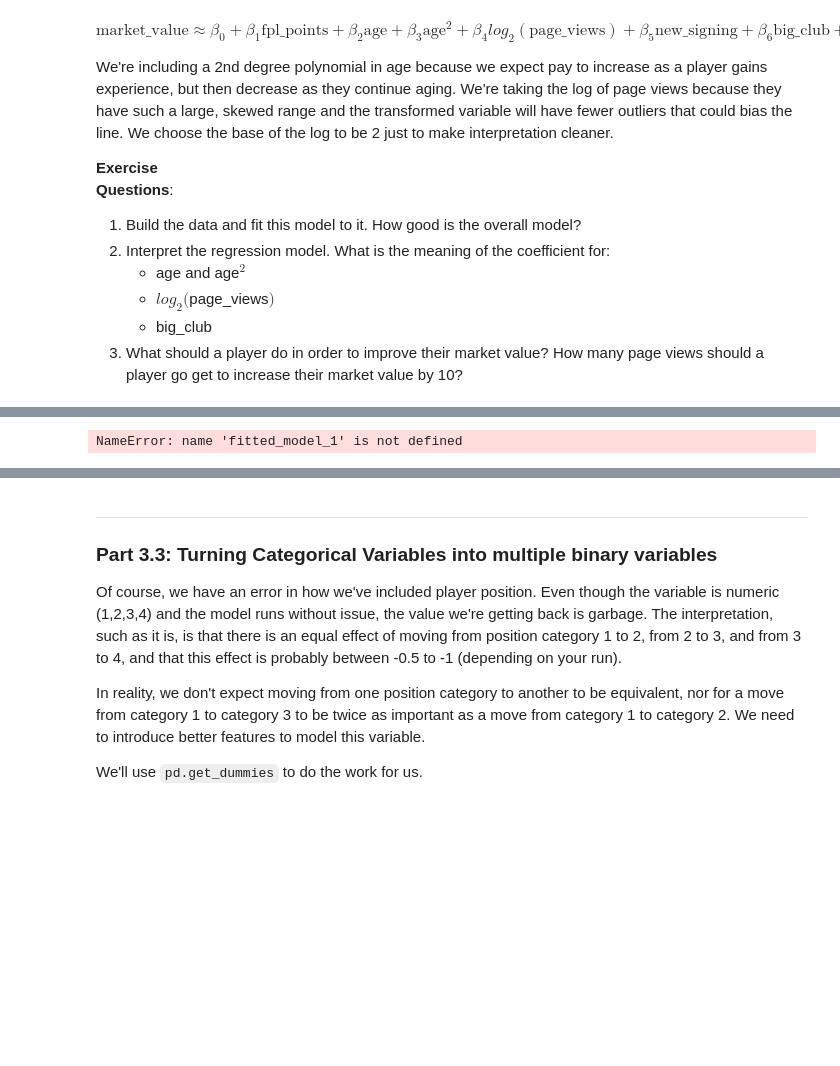
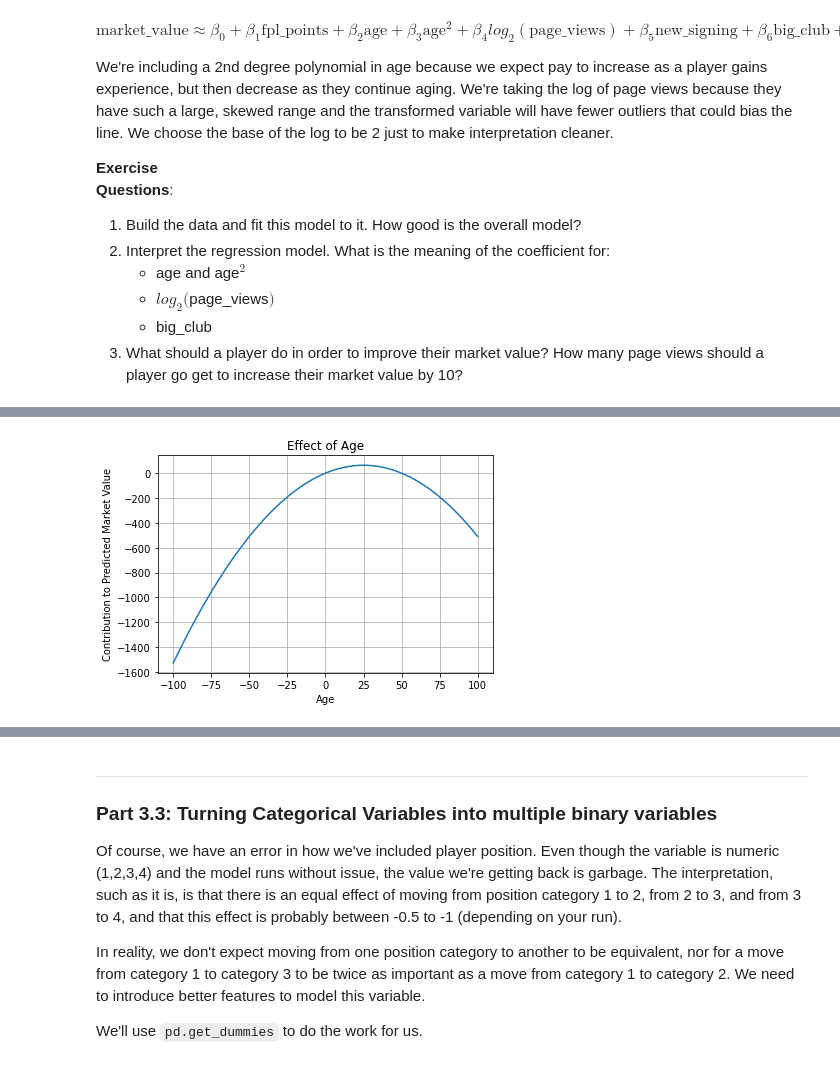
Before and after one commit to jvenepal/cs109a, a Jupyter notebook: content/labs/lab04/notebook/cs109a_lab4_regression.ipynb, the cells around one changed output, grey strips where cells are left out. Saved outputs shown, nothing was run; the diff lists cells and outputs as text; code cells hidden in the pictures; blank space fills up the shorter version.

```diff
--- a/content/labs/lab04/notebook/cs109a_lab4_regression.ipynb
+++ b/content/labs/lab04/notebook/cs109a_lab4_regression.ipynb
@@ -392,3 +542,9 @@ We're including a 2nd degree polynomial in age because we expect pay to increase
     - $log_2($page_views$)$
     - big_club
 3. What should a player do in order to improve their market value? How many page views should a player go get to increase their market value by 10?
+# %%
+league1_df = league_df[['fpl_points', 'age', 'page_views', 'new_signing', 'big_club', 'position_cat']].copy()
+league1_df['age^2'] = league1_df.age ** 2
+league1_df['log2(page_views)'] = np.log2(league1_df.page_views)
+league1_df.drop(columns='page_views', inplace=True)
+league1_df.head()
@@ -394,0 +558,4 @@ We're including a 2nd degree polynomial in age because we expect pay to increase
+# %%
+y = league_df.market_value
+lm1 = sm.OLS(y, sm.add_constant(league1_df)).fit()
+print(lm1.summary())
@@ -402,9 +587,11 @@ def build_football_data(df):
 
     # WRITE CODE FOR CREATING THE AGE SQUARED COLUMN
     ####
+    x_matrix['age_squared'] = x_matrix.age ** 2
 
     # OPTIONALLY WRITE CODE to adjust the ordering of the columns, just so that it corresponds with the equation above
     ####
+    x_matrix = x_matrix[['fpl_points','age','age_squared','log_views','new_signing','big_club','position_cat']]
 
     # add a constant
     x_matrix = sm.add_constant(x_matrix)
@@ -424,25 +637,27 @@ KeyError: 'market_value'
 # %%
 # Q2: let's use the age coefficients to show the effect of age has on one's market value;
 # we can get the age and age^2 coefficients via:
 agecoef = fitted_model_1.params.age
 age2coef = fitted_model_1.params.age_squared
 
 # let's set our x-axis (corresponding to age) to be a wide range from -100 to 100,
 # just to see a grand picture of the function
 x_vals = np.linspace(-100,100,1000)
 y_vals = agecoef*x_vals +age2coef*x_vals**2
 
 # WRITE CODE TO PLOT x_vals vs y_vals
+plt.figure()
 plt.plot(x_vals, y_vals)
 plt.title("Effect of Age")
 plt.xlabel("Age")
 plt.ylabel("Contribution to Predicted Market Value")
+plt.grid(True)
 plt.show()
 
 # Q2A: WHAT HAPPENS IF WE USED ONLY AGE (not AGE^2) in our model (what's the r2?); make the same plot of age vs market value
 # Q2B: WHAT HAPPENS IF WE USED ONLY AGE^2 (not age) in our model (what's the r2?); make the same plot of age^2 vs market value
 # Q2C: PLOT page views vs market value
 
 # EXERCISE: WRITE CODE HERE
 # %% [output]
-NameError: name 'fitted_model_1' is not defined
+[figure, added]
```
Also changed, not shown: parts of 63 cells of this notebook.
